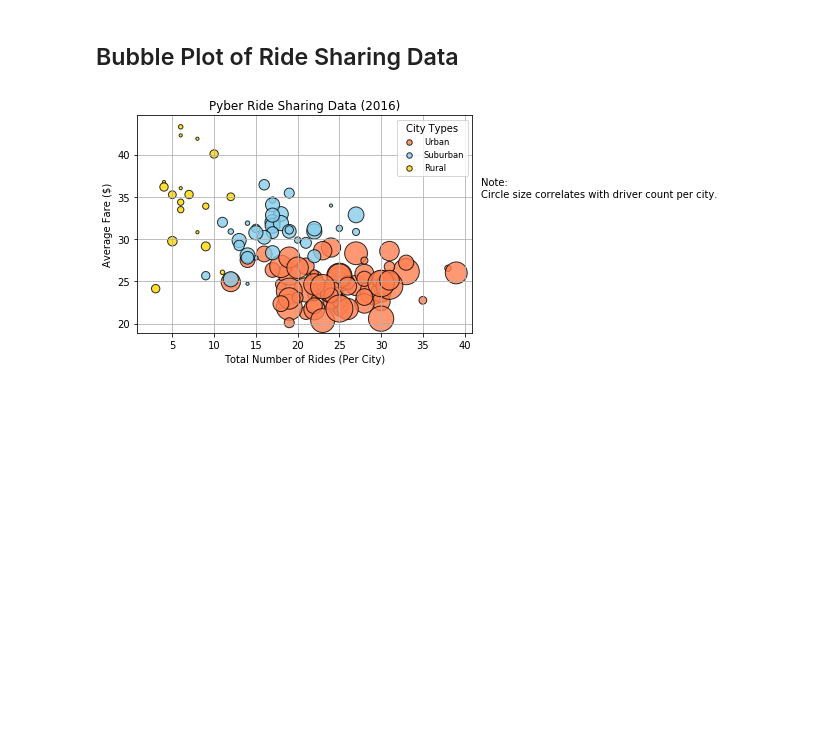
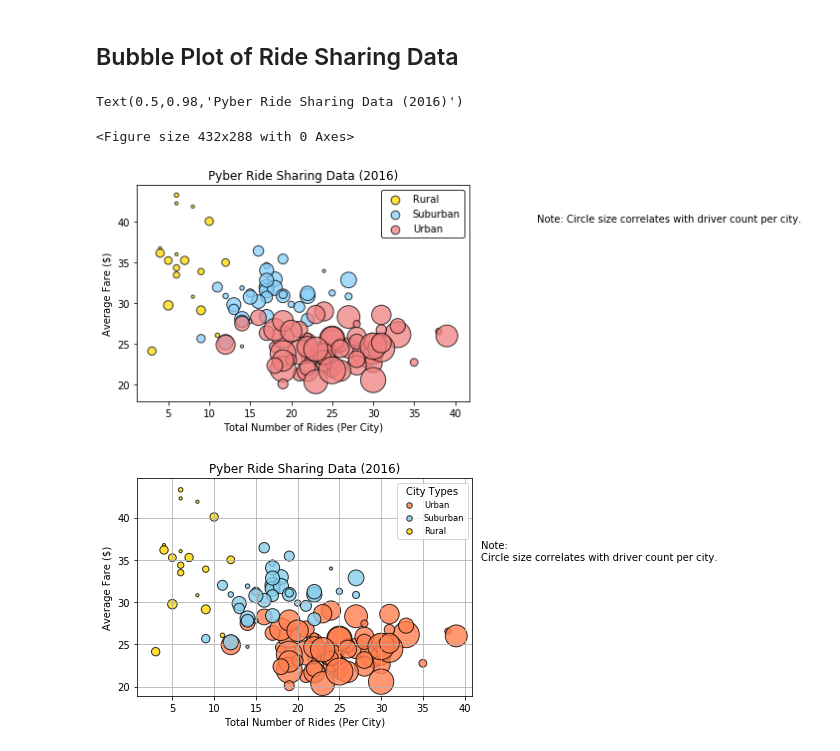
Before and after one commit to EriMerza/python-challenge, a Jupyter notebook: Matplotlib-Homework/Pyber/pyber_starter.ipynb, the cells around one changed output. Drawn from its saved outputs; the diff is of its cells as text; code cells hidden in the pictures; blank space fills up the shorter version.

```diff
--- a/Matplotlib-Homework/Pyber/pyber_starter.ipynb
+++ b/Matplotlib-Homework/Pyber/pyber_starter.ipynb
@@ -11,5 +11,6 @@ ride_data_to_load = "data/ride_data.csv"
 # %%
 # Read the City and Ride Data
 
-#city_data_to_load.head()
+city_data_to_load = city_data_to_load.drop_duplicates('city')
+city_data_to_load.head()
 # %% [output]
@@ -17,2 +32,5 @@ AttributeError: 'str' object has no attribute 'head'
 # %%
 # Combine the data into a single dataset
+
+pyber_merge = pd.merge(city_data_to_load, ride_data_to_load, on="city")
+pyber_merge.head()
@@ -28,6 +53,73 @@ AttributeError: 'str' object has no attribute 'head'
 | 4 | South Jack | 2018-03-06 04:28:35 | 34.58 | 3908451377344 | 46 | Urban |
 # %% [markdown]
 ## Bubble Plot of Ride Sharing Data
+# %%
+#city names
+by_city = pyber_merge.groupby('city')
+
+#avg fare
+avg_fare = by_city.mean()['fare']
+
+#ride count
+ride_count = by_city['ride_id'].count()
+
+#driver count
+driver_count = by_city.mean()['driver_count']
+
+#city size
+city_type = city_data_to_load.set_index('city')['type']
+# %%
+bubble_plot = pd.DataFrame({
+    "Number of Rides": ride_count,
+    "Average Fare": avg_fare,
+    "Number of Drivers": driver_count,
+    "Type of City": city_type
+})
+
+
+bubble_plot.sort_values('Number of Drivers', ascending = False)
+
+
+
+
+
+
+rural = bubble_plot[bubble_plot['Type of City'] == 'Rural']
+urban = bubble_plot[bubble_plot['Type of City'] == 'Urban']
+suburban = bubble_plot[bubble_plot['Type of City'] == 'Suburban']
+
+
+#colours red big urban. yellow small rural. blue middle.
+color_scheme = {'Gold':'#FFD700', 'Light Blue':'#87CEFA', 'Coral':'#F08080'}
+city_color = {'Urban': color_scheme['Coral'], 'Rural': color_scheme['Gold'], 'Suburban': color_scheme['Light Blue']}
+
+plt.suptitle('Pyber Ride Sharing Data (2016)')
+# %% [output]
+Text(0.5,0.98,'Pyber Ride Sharing Data (2016)')
+<Figure size 432x288 with 0 Axes>
+# %%
+
+
+plt.scatter(rural['Number of Rides'], rural['Average Fare'], s = rural['Number of Drivers']*10, color = city_color['Rural'], edgecolor = 'black', label = 'Rural', alpha = .75)
+plt.scatter(suburban['Number of Rides'], suburban['Average Fare'], s = suburban['Number of Drivers']*10, color = city_color['Suburban'], edgecolor = 'black', label = 'Suburban', alpha = .75)
+plt.scatter(urban['Number of Rides'], urban['Average Fare'], s = urban['Number of Drivers']*10, color = city_color['Urban'], edgecolor = 'black', label = 'Urban', alpha = .75)
+
+##plots
+plt.title('Pyber Ride Sharing Data (2016)')
+plt.xlabel('Total Number of Rides (Per City)')
+plt.ylabel('Average Fare ($)')
+plt.text(50, 40,"Note: Circle size correlates with driver count per city.")
+
+
+
+lgnd = plt.legend(frameon = True, edgecolor = 'black')
+lgnd.legendHandles[0]._sizes = [75]
+lgnd.legendHandles[1]._sizes = [75]
+lgnd.legendHandles[2]._sizes = [75]
+
+plt.show()
+# %% [output]
+[figure, added]
 # %%
 # Obtain the x and y coordinates for each of the three city types
 
```
Also changed, not shown: parts of 7 cells of this notebook.
